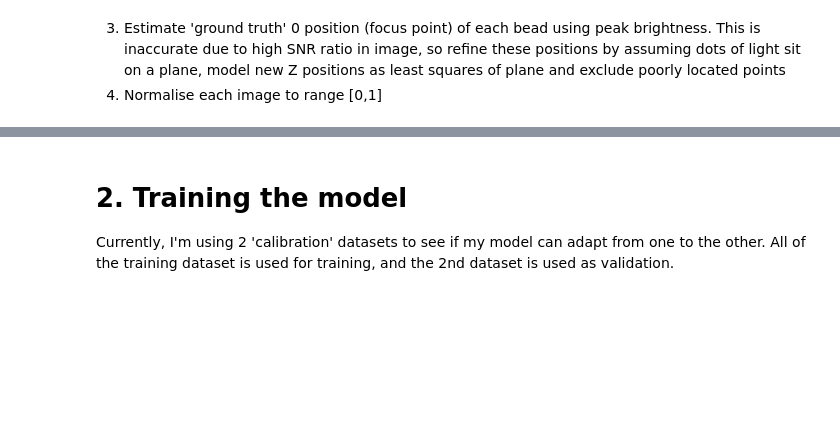
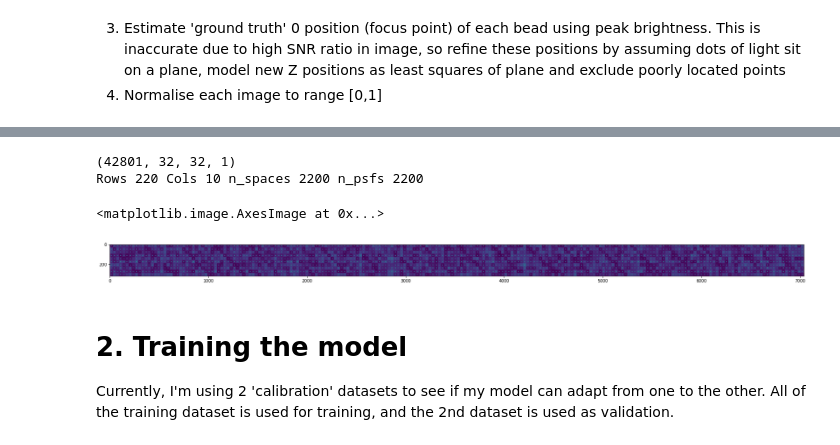
Before and after one commit to mb1069/easyZloc, a Jupyter notebook: final_project/smlm_3d/experiments/main.ipynb, the cells around one changed output, grey strips where cells are left out. Drawn from its saved outputs; the diff is of its cells as text; code cells hidden in the pictures; blank space fills up the shorter version.

```diff
--- a/final_project/smlm_3d/experiments/main.ipynb
+++ b/final_project/smlm_3d/experiments/main.ipynb
@@ -279,4 +67,18 @@ print(example_stack.max(axis=(1,2)))
 [1. 1. 1. 1. 1. 1. 1. 1. 1. 1.]
+# %%
+# checking zero-alignment of beads
+from final_project.smlm_3d.data.visualise import grid_psfs
+near_zero_idx = np.argwhere(abs(train_dataset.data['train'][1]) < cfg['voxel_sizes'][0]).squeeze()
+near_zero_imgs = train_dataset.data['train'][0][0].squeeze()[near_zero_idx]
+print(train_dataset.data['train'][0][0].shape)
+
+plt.rcParams['figure.figsize'] = [30, 50]
+plt.imshow(grid_psfs(near_zero_imgs).T)
+# %% [output]
+(42801, 32, 32, 1)
+Rows 220 Cols 10 n_spaces 2200 n_psfs 2200
+<matplotlib.image.AxesImage at 0x...>
+[figure, added]
 # %% [markdown]
 # 2. Training the model
 
```
Also changed, not shown: parts of 20 cells of this notebook, 4 other files.
